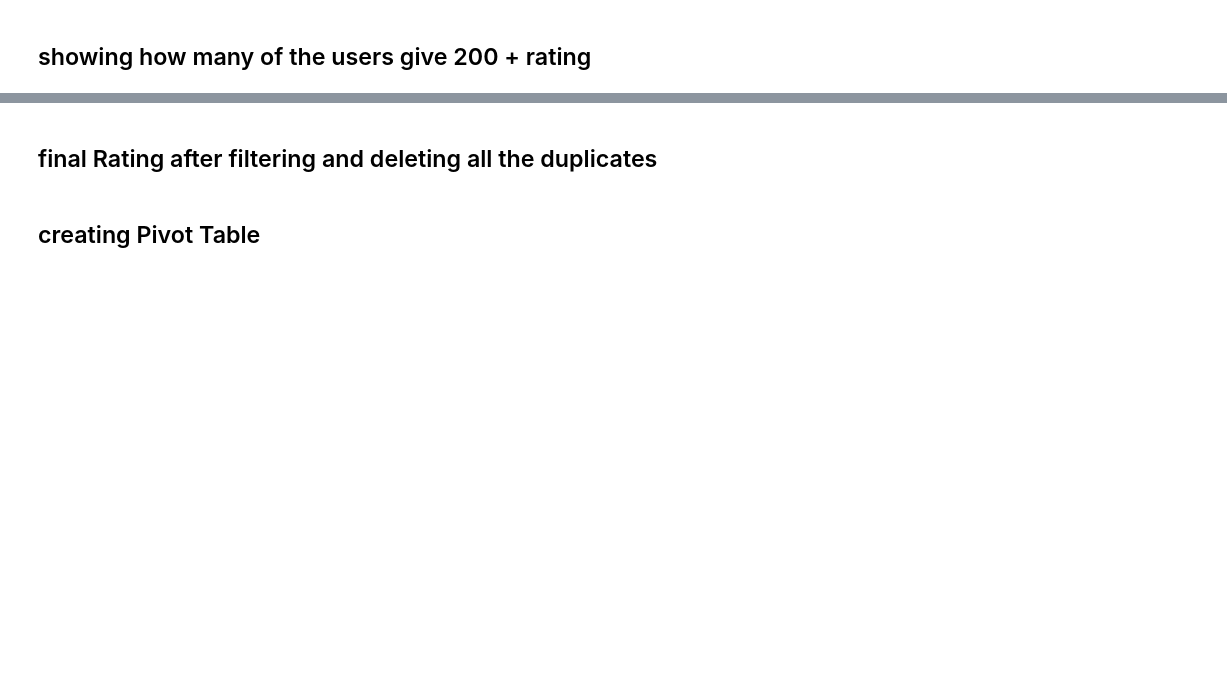
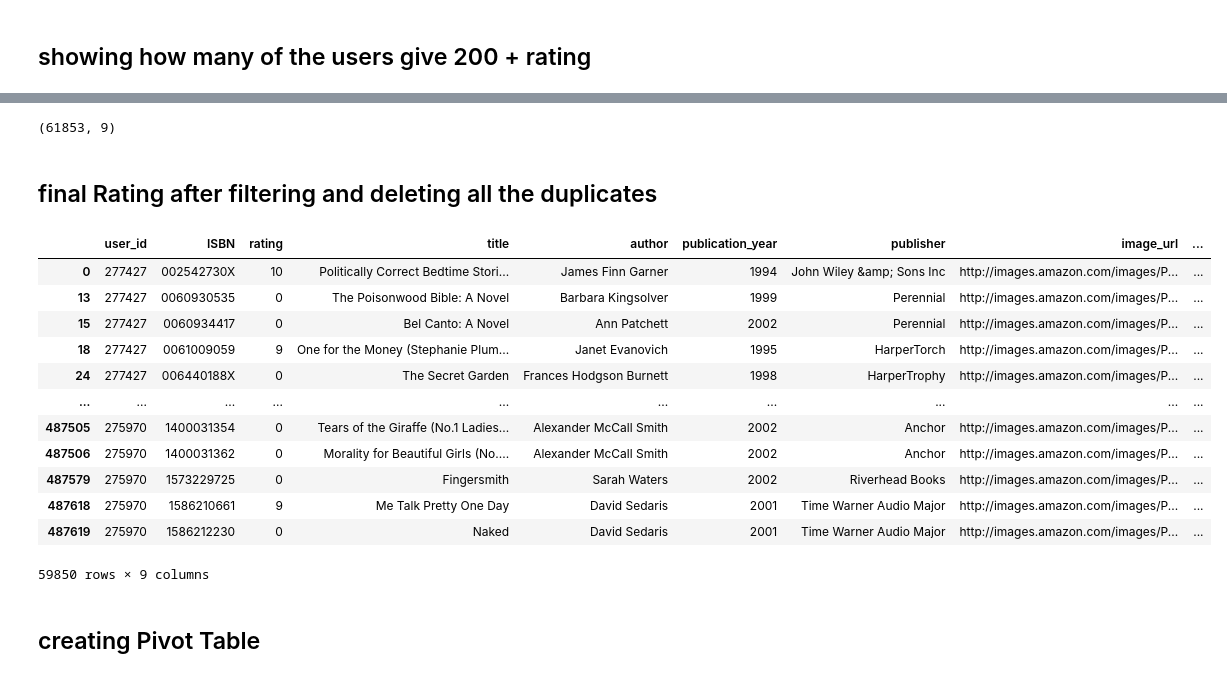
Before and after one commit to CodingAksh/Book_Reccomended_System, a Jupyter notebook: src/main.ipynb, the cells around one changed output, grey strips where cells are left out. Saved outputs shown, nothing was run; the diff lists cells and outputs as text; code cells hidden in the pictures; blank space fills up the shorter version.

```diff
--- a/src/main.ipynb
+++ b/src/main.ipynb
@@ -28,5 +65,5 @@ users.head()
 # %%
-rating = pd.read_csv("./data/BX-Book-Ratings.csv", sep=";", encoding='latin-1', on_bad_lines='warn')
+rating = pd.read_csv("../data/BX-Book-Ratings.csv", sep=";", encoding='latin-1', on_bad_lines='warn')
 # %%
 rating.head()
 # rating.shape
@@ -83,6 +191,8 @@ final_rating.head(1)
 final_rating = final_rating[final_rating['number_of_ratings'] >= 50]
 # %%
 final_rating.shape
+# %% [output]
+(61853, 9)
 # %%
 final_rating.drop_duplicates(["user_id", "title"], inplace=True)
 # %% [markdown]
@@ -92,3 +200,20 @@ final_rating.shape
+# %%
+# final_rating.shape
+final_rating
+# %% [output]
+|  | user_id | ISBN | rating | title | author | publication_year | publisher | image_url | ... |
+| 0 | 277427 | 002542730X | 10 | Politically Correct Bedtime Stori... | James Finn Garner | 1994 | John Wiley &amp; Sons Inc | http://images.amazon.com/images/P... | ... |
+| 13 | 277427 | 0060930535 | 0 | The Poisonwood Bible: A Novel | Barbara Kingsolver | 1999 | Perennial | http://images.amazon.com/images/P... | ... |
+| 15 | 277427 | 0060934417 | 0 | Bel Canto: A Novel | Ann Patchett | 2002 | Perennial | http://images.amazon.com/images/P... | ... |
+| 18 | 277427 | 0061009059 | 9 | One for the Money (Stephanie Plum... | Janet Evanovich | 1995 | HarperTorch | http://images.amazon.com/images/P... | ... |
+| 24 | 277427 | 006440188X | 0 | The Secret Garden | Frances Hodgson Burnett | 1998 | HarperTrophy | http://images.amazon.com/images/P... | ... |
+| ... | ... | ... | ... | ... | ... | ... | ... | ... | ... |
+| 487505 | 275970 | 1400031354 | 0 | Tears of the Giraffe (No.1 Ladies... | Alexander McCall Smith | 2002 | Anchor | http://images.amazon.com/images/P... | ... |
+| 487506 | 275970 | 1400031362 | 0 | Morality for Beautiful Girls (No.... | Alexander McCall Smith | 2002 | Anchor | http://images.amazon.com/images/P... | ... |
+| 487579 | 275970 | 1573229725 | 0 | Fingersmith | Sarah Waters | 2002 | Riverhead Books | http://images.amazon.com/images/P... | ... |
+| 487618 | 275970 | 1586210661 | 9 | Me Talk Pretty One Day | David Sedaris | 2001 | Time Warner Audio Major | http://images.amazon.com/images/P... | ... |
+| 487619 | 275970 | 1586212230 | 0 | Naked | David Sedaris | 2001 | Time Warner Audio Major | http://images.amazon.com/images/P... | ... |
+59850 rows × 9 columns
 # %% [markdown]
 ## creating Pivot Table ##
 # %%
```
Also changed, not shown: parts of 33 cells of this notebook, 6 other files.
